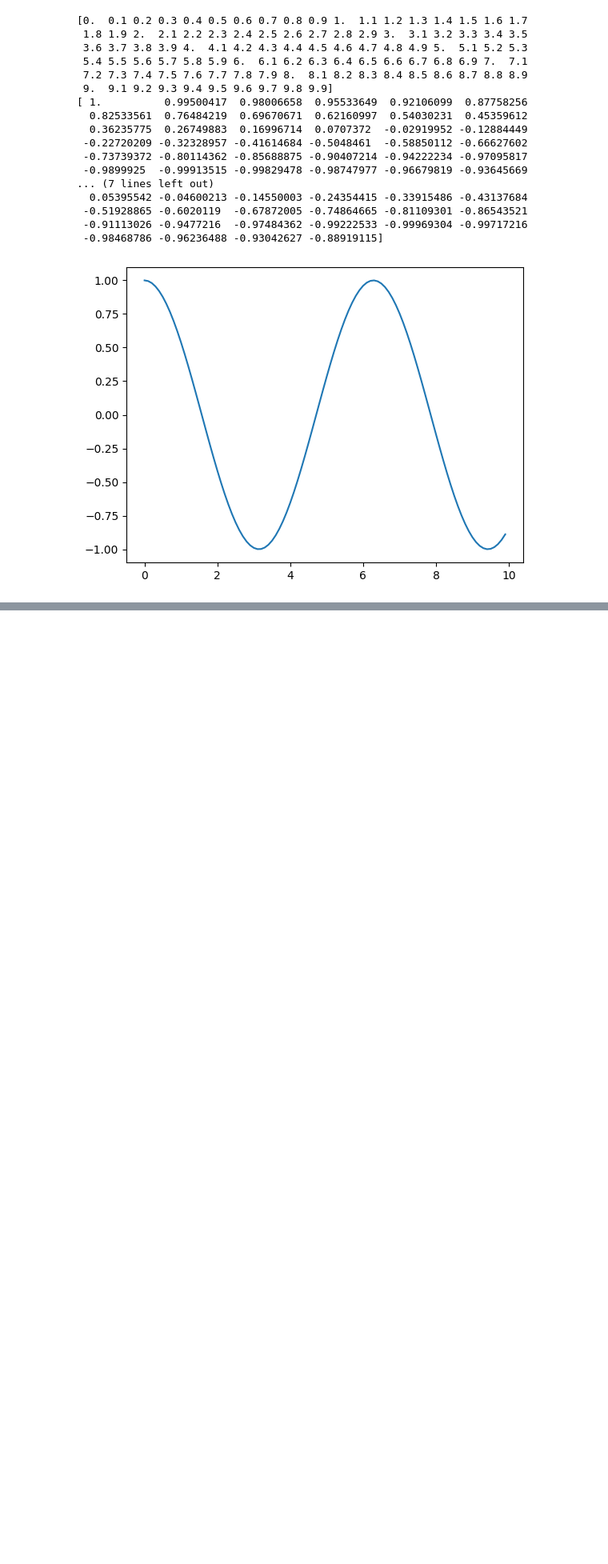
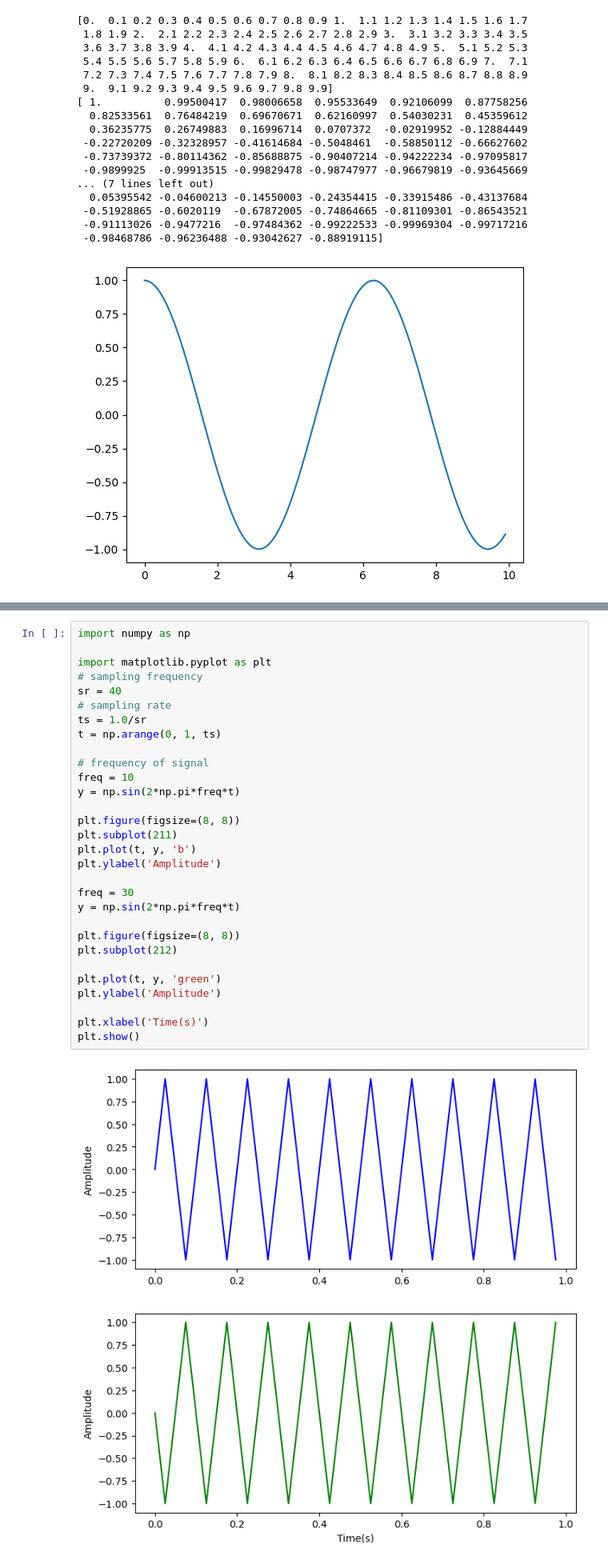
Before and after one commit to akib35/2-2dsp, a Jupyter notebook: test.ipynb, the cells around one changed output, grey strips where cells are left out. Shown: that part at 80% size. Saved outputs shown, nothing was run; the diff lists cells and outputs as text; blank space fills up the shorter version.

```diff
--- a/test.ipynb
+++ b/test.ipynb
@@ -63,0 +69,33 @@ solve(x**3 -1,x)
+# %%
+import numpy as np
+
+import matplotlib.pyplot as plt
+# sampling frequency
+sr = 40
+# sampling rate
+ts = 1.0/sr
+t = np.arange(0, 1, ts)
+
+# frequency of signal
+freq = 10
+y = np.sin(2*np.pi*freq*t)
+
+plt.figure(figsize=(8, 8))
+plt.subplot(211)
+plt.plot(t, y, 'b')
+plt.ylabel('Amplitude')
+
+freq = 30
+y = np.sin(2*np.pi*freq*t)
+
+plt.figure(figsize=(8, 8))
+plt.subplot(212)
+
+plt.plot(t, y, 'green')
+plt.ylabel('Amplitude')
+
+plt.xlabel('Time(s)')
+plt.show()
+# %% [output]
+[figure, added]
+[figure, added]
```
Also changed, not shown: parts of 3 cells of this notebook, 2 other files.
